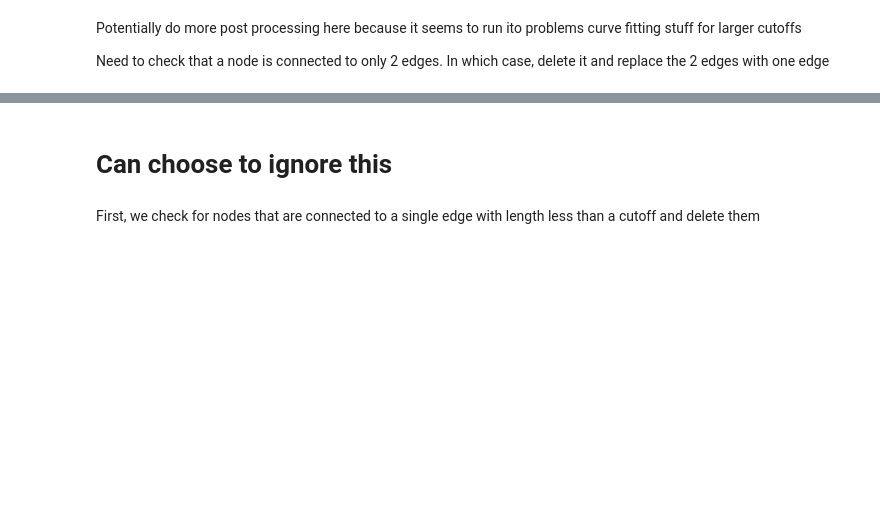
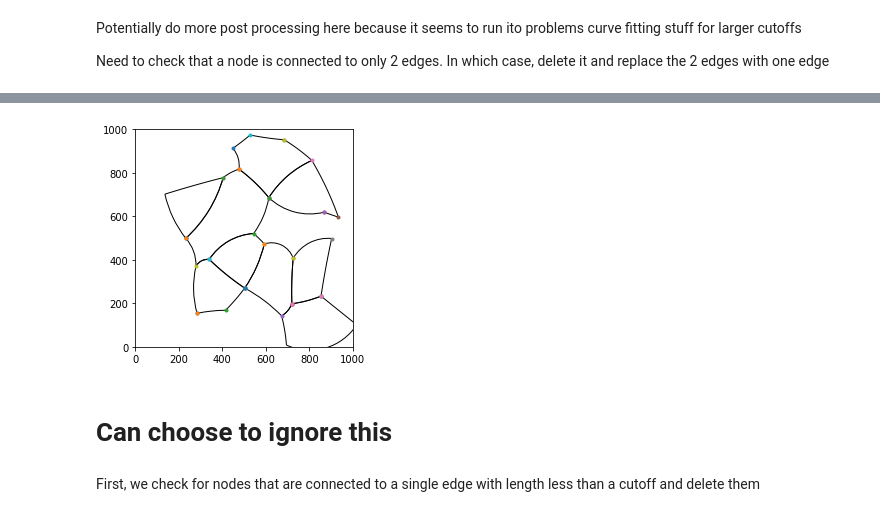
Before and after one commit to AllenCellModeling/DLITE, a Jupyter notebook: notebooks/After_giving_up_curve_fit.ipynb, the cells around one changed output, grey strips where cells are left out. Cells and saved outputs as stored; diff of their text form; code cells hidden in the pictures; blank space fills up the shorter version.

```diff
--- a/notebooks/After_giving_up_curve_fit.ipynb
+++ b/notebooks/After_giving_up_curve_fit.ipynb
@@ -234,3 +264,13 @@ Need to check that a node is connected to only 2 edges. In which case, delete it
+# %%
+import matplotlib.pyplot as plt
+
+fig, ax = plt.subplots(1,1)
+ax.set_aspect(1)
+ax.set(xlim = [0,1000], ylim = [0,1000])
+[c.plot(ax) for c in cells]
+plt.show()
+# %% [output]
+[figure, added]
 # %% [markdown]
 # Can choose to ignore this
 # %% [markdown]
```
Also changed, not shown: parts of 17 cells of this notebook, 2 other files.
